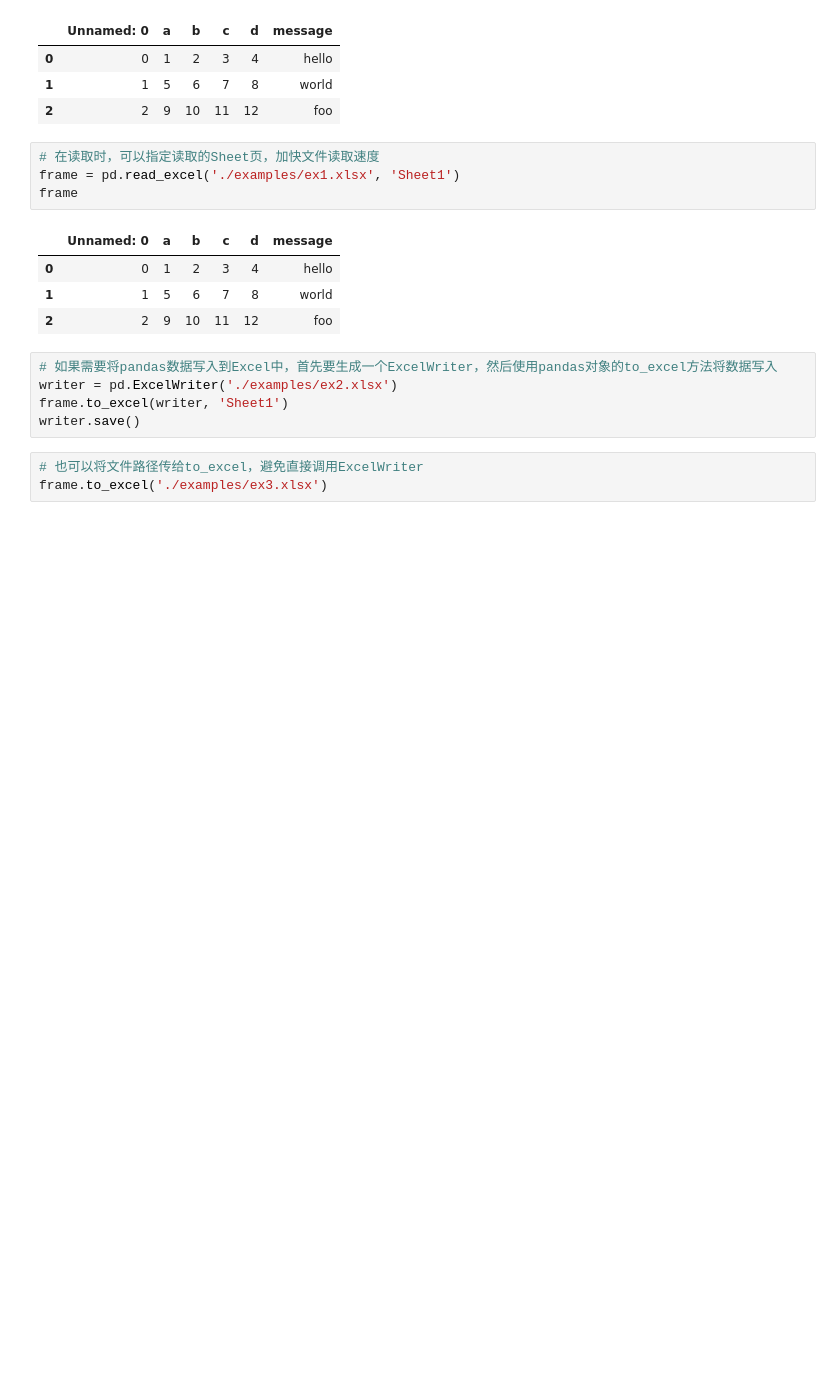
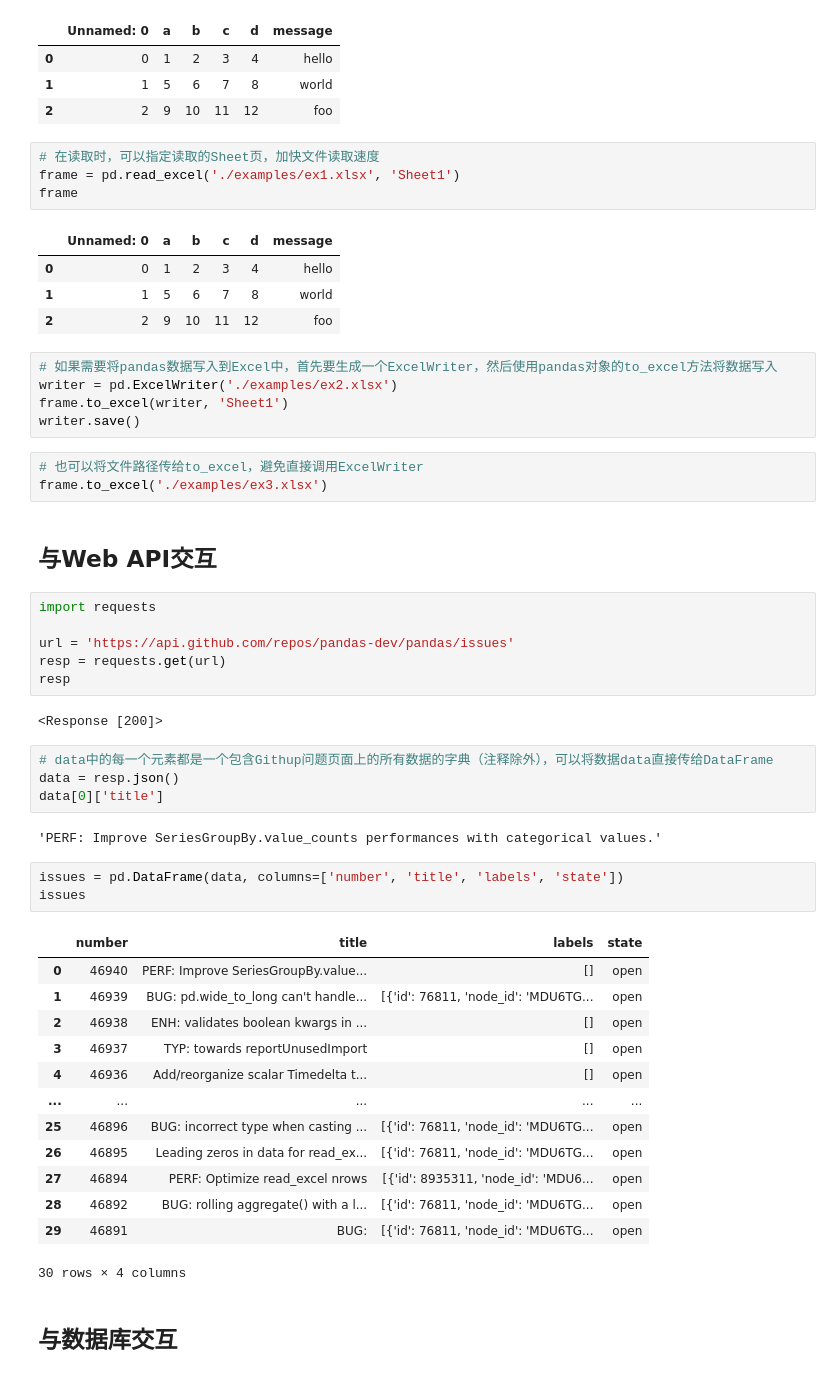
Before and after one commit to wfy0508/LearningPython, a Jupyter notebook: dataAnalysis/chapter6.ipynb, the cells around one changed output. Saved outputs shown, nothing was run; the diff lists cells and outputs as text; blank space fills up the shorter version.

```diff
--- a/dataAnalysis/chapter6.ipynb
+++ b/dataAnalysis/chapter6.ipynb
@@ -497,3 +497,38 @@ writer.save()
 # %%
 # 也可以将文件路径传给to_excel，避免直接调用ExcelWriter
 frame.to_excel('./examples/ex3.xlsx')
+# %% [markdown]
+## 与Web API交互
+# %%
+import requests
+
+url = 'https://api.github.com/repos/pandas-dev/pandas/issues'
+resp = requests.get(url)
+resp
+# %% [output]
+<Response [200]>
+# %%
+# data中的每一个元素都是一个包含Githup问题页面上的所有数据的字典（注释除外），可以将数据data直接传给DataFrame
+data = resp.json()
+data[0]['title']
+# %% [output]
+'PERF: Improve SeriesGroupBy.value_counts performances with categorical values.'
+# %%
+issues = pd.DataFrame(data, columns=['number', 'title', 'labels', 'state'])
+issues
+# %% [output]
+|  | number | title | labels | state |
+| 0 | 46940 | PERF: Improve SeriesGroupBy.value... | [] | open |
+| 1 | 46939 | BUG: pd.wide_to_long can't handle... | [{'id': 76811, 'node_id': 'MDU6TG... | open |
+| 2 | 46938 | ENH: validates boolean kwargs in ... | [] | open |
+| 3 | 46937 | TYP: towards reportUnusedImport | [] | open |
+| 4 | 46936 | Add/reorganize scalar Timedelta t... | [] | open |
+| ... | ... | ... | ... | ... |
+| 25 | 46896 | BUG: incorrect type when casting ... | [{'id': 76811, 'node_id': 'MDU6TG... | open |
+| 26 | 46895 | Leading zeros in data for read_ex... | [{'id': 76811, 'node_id': 'MDU6TG... | open |
+| 27 | 46894 | PERF: Optimize read_excel nrows | [{'id': 8935311, 'node_id': 'MDU6... | open |
+| 28 | 46892 | BUG: rolling aggregate() with a l... | [{'id': 76811, 'node_id': 'MDU6TG... | open |
+| 29 | 46891 | BUG: | [{'id': 76811, 'node_id': 'MDU6TG... | open |
+30 rows × 4 columns
+# %% [markdown]
+## 与数据库交互
```
Also changed, not shown: parts of 5 cells of this notebook, 3 other files.
